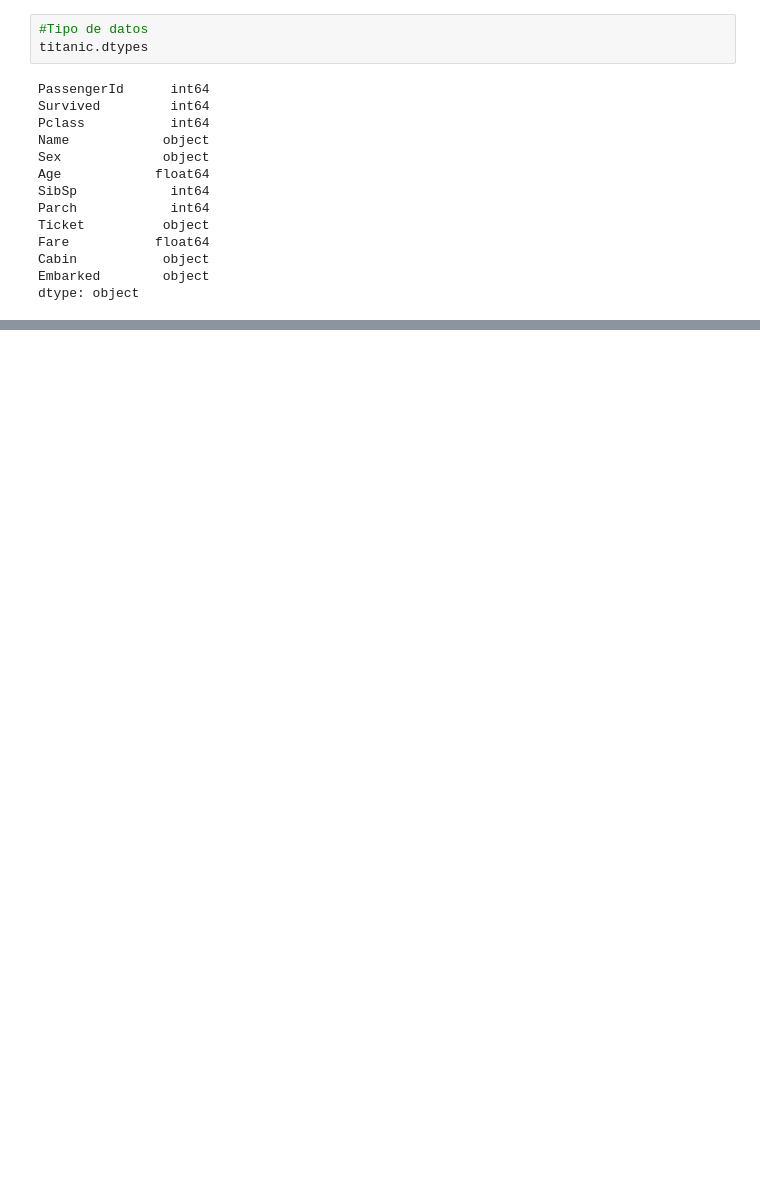
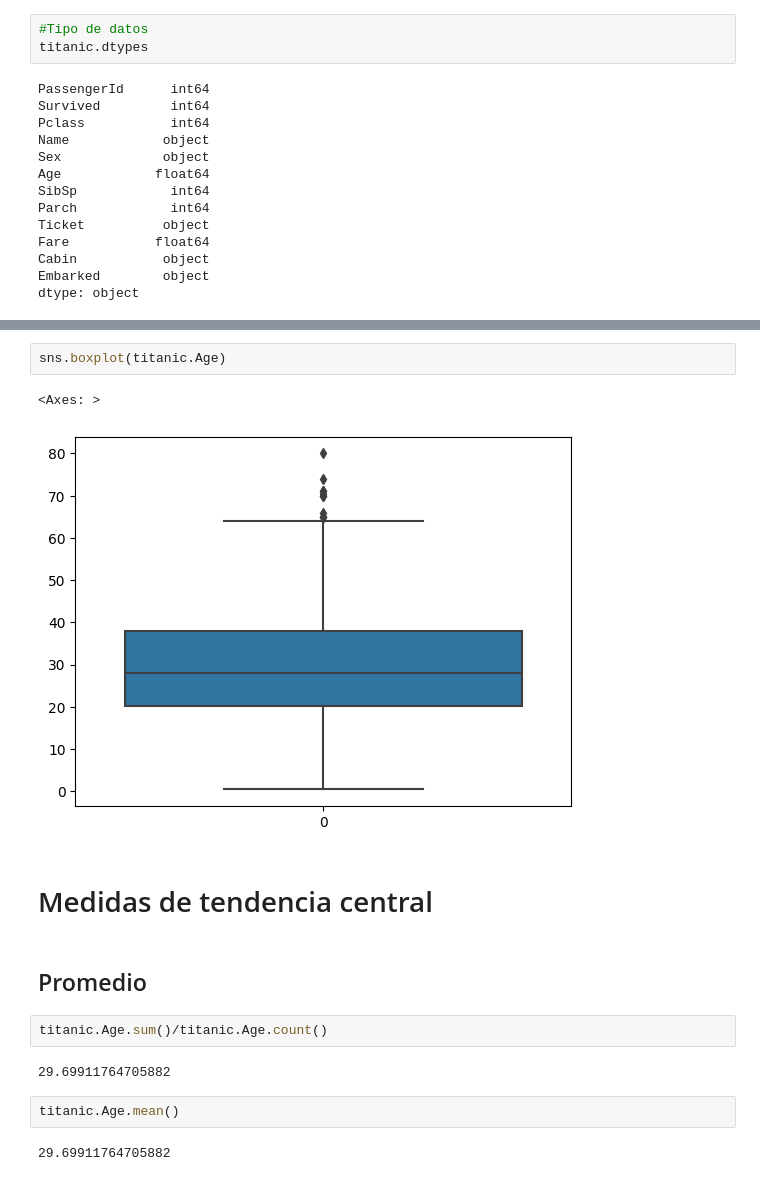
Before and after one commit to HermanMoreno98/Machine_Learning, a Jupyter notebook: Estadistica_para_data_analysis.ipynb, the cells around one changed output, grey strips where cells are left out. Saved outputs shown, nothing was run; the diff lists cells and outputs as text; blank space fills up the shorter version.

```diff
--- a/Estadistica_para_data_analysis.ipynb
+++ b/Estadistica_para_data_analysis.ipynb
@@ -92,0 +116,17 @@ memory usage: 83.7+ KB
+# %%
+sns.boxplot(titanic.Age)
+# %% [output]
+<Axes: >
+[figure, added]
+# %% [markdown]
+# Medidas de tendencia central
+# %% [markdown]
+## Promedio
+# %%
+titanic.Age.sum()/titanic.Age.count()
+# %% [output]
+29.69911764705882
+# %%
+titanic.Age.mean()
+# %% [output]
+29.69911764705882
```
Also changed, not shown: parts of 42 cells of this notebook.
